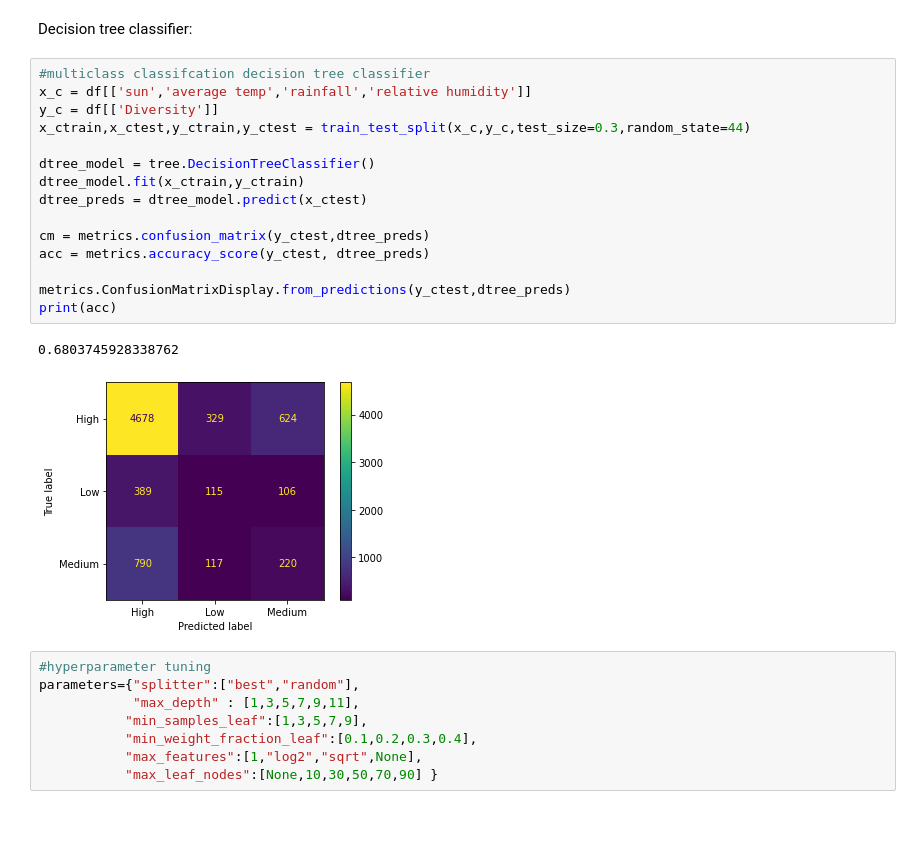
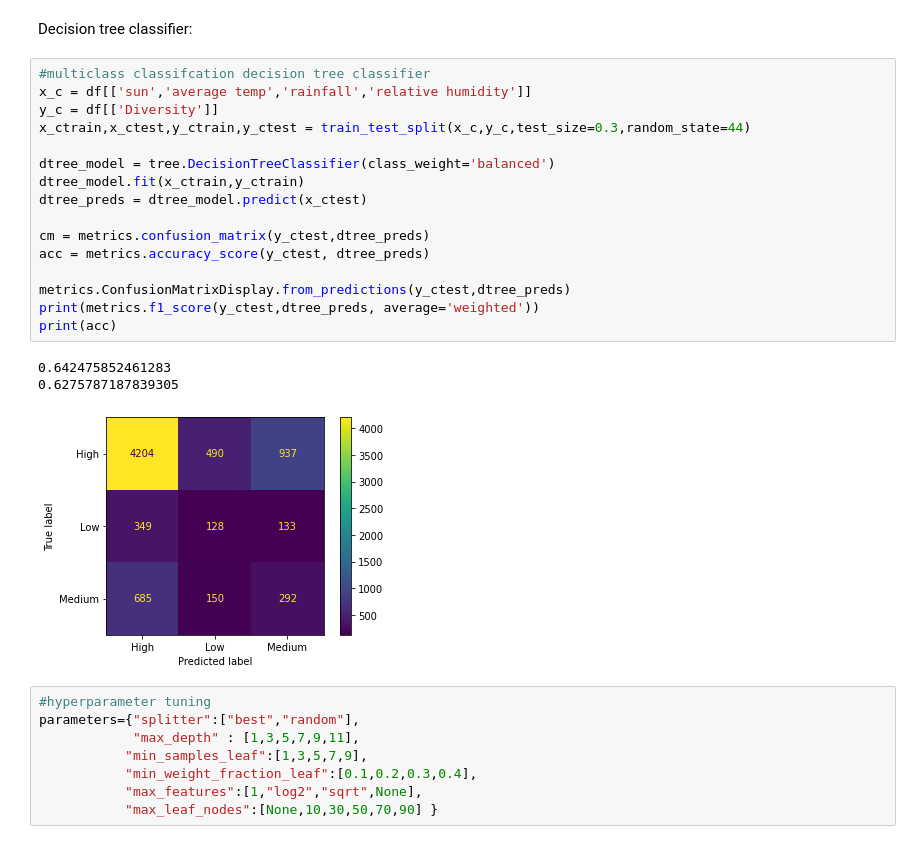
Before and after one commit to tztrz/MSc-Proj, a Jupyter notebook: UKBMS_HADUK_Model.ipynb, the cells around one changed output. Saved outputs shown, nothing was run; the diff lists cells and outputs as text.

Commit message:
Tweaked ipynb Model

```diff
--- a/UKBMS_HADUK_Model.ipynb
+++ b/UKBMS_HADUK_Model.ipynb
@@ -117,21 +129,23 @@ Decision tree classifier:
 # %%
 #multiclass classifcation decision tree classifier
 x_c = df[['sun','average temp','rainfall','relative humidity']]
 y_c = df[['Diversity']]
 x_ctrain,x_ctest,y_ctrain,y_ctest = train_test_split(x_c,y_c,test_size=0.3,random_state=44)
 
-dtree_model = tree.DecisionTreeClassifier()
+dtree_model = tree.DecisionTreeClassifier(class_weight='balanced')
 dtree_model.fit(x_ctrain,y_ctrain)
 dtree_preds = dtree_model.predict(x_ctest)
 
 cm = metrics.confusion_matrix(y_ctest,dtree_preds)
 acc = metrics.accuracy_score(y_ctest, dtree_preds)
 
 metrics.ConfusionMatrixDisplay.from_predictions(y_ctest,dtree_preds)
+print(metrics.f1_score(y_ctest,dtree_preds, average='weighted'))
 print(acc)
 # %% [output]
-0.6803745928338762
+0.642475852461283
+0.6275787187839305
-[figure, old version]
+[figure, new version]
 # %%
 #hyperparameter tuning
 parameters={"splitter":["best","random"],
```
Also changed, not shown: parts of 2 cells of this notebook.
